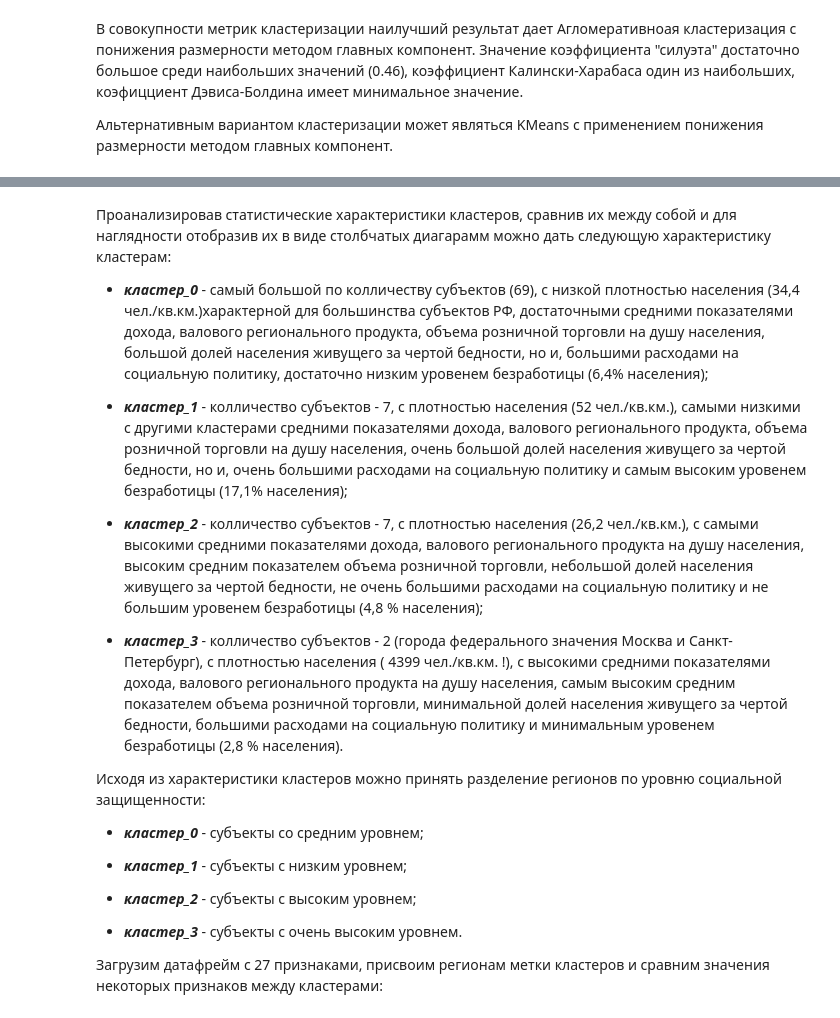
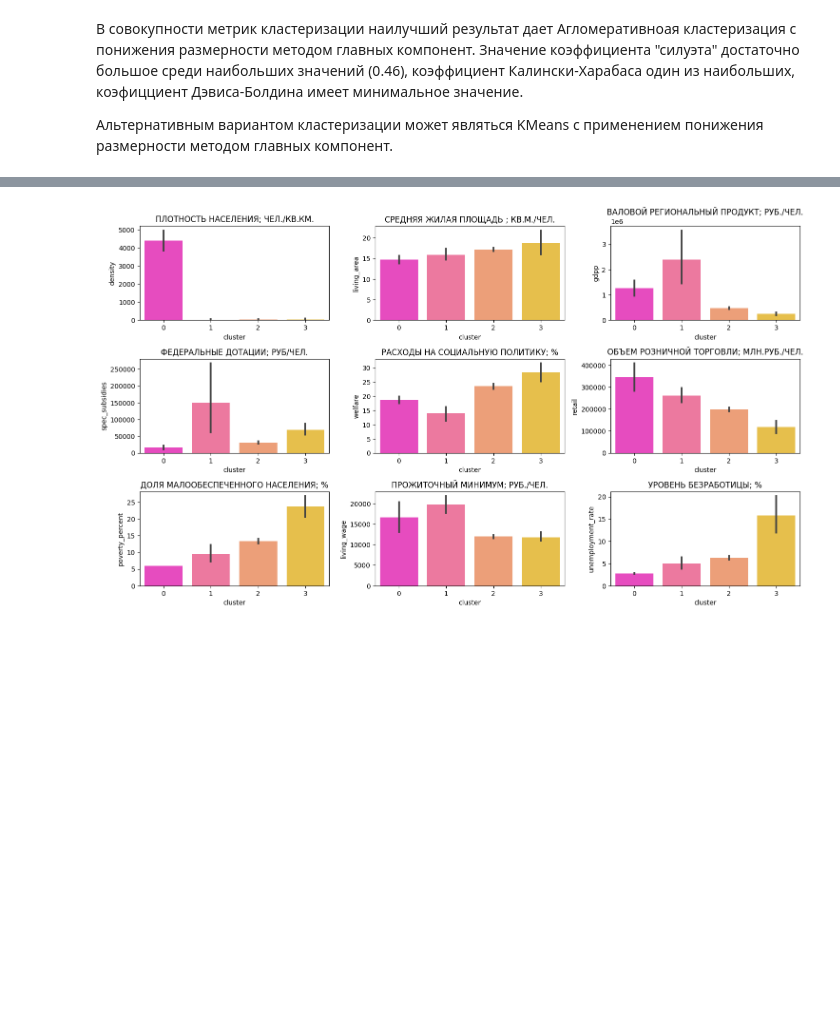
Before and after one commit to Punich-Pavel/Final_Project, a Jupyter notebook: Part_3/part_3.ipynb, the cells around one changed output, grey strips where cells are left out. Saved outputs shown, nothing was run; the diff lists cells and outputs as text; code cells hidden in the pictures; blank space fills up the shorter version.

```diff
--- a/Part_3/part_3.ipynb
+++ b/Part_3/part_3.ipynb
@@ -303,48 +349,30 @@ model_df[model_df['cluster'] == 3].describe()
 # %%
-title=['Плотность населения; чел./кв.км.','Среднедушевые доходы в месяц; руб.',
-       'Валовой региональный продукт на душу населения; руб.','Расходы на социальную политику; %',
-       'Объем розничной торговли; млн.руб.','Доля населения, живущих за чертой бедности; %',
+title=['Плотность населения; чел./кв.км.','Средняя жилая площадь ; кв.м./чел.',
+       'Валовой региональный продукт; руб./чел.', 'Федеральные дотации; руб/чел.',
+       'Расходы на социальную политику; %', 'Объем розничной торговли; млн.руб./чел.',
+       'Доля малообеспеченного населения; %', 'Прожиточный минимум; руб./чел.',
        'Уровень безработицы; %']
 
 cols = model_df[
     [
         'density',
-        'per_capita',
+        'living_area',
         'gdpp',
+        'spec_subsidies',
         'welfare',
         'retail',
         'poverty_percent',
+        'living_wage',
         'unemployment_rate'
     ]
 ].columns.tolist()
-plt.figure(figsize=(15, 15))
+plt.figure(figsize=(15, 25))
 
 for i, variable in enumerate(cols):
-    plt.subplot(7, 3, i + 1)
+    plt.subplot(9, 3, i + 1)
     sns.barplot(model_df['cluster'], model_df[variable], palette="spring")
     plt.tight_layout()
     plt.title(title[i].upper())
 plt.show()
+# %% [output]
+[figure, added]
-# %% [markdown]
-Проанализировав статистические характеристики кластеров, сравнив их между собой и для наглядности отобразив их в виде столбчатых диагарамм можно дать следующую характеристику кластерам:
-
- * ***кластер_0*** - самый большой по колличеству субъектов (69), с низкой плотностью населения (34,4 чел./кв.км.)характерной для большинства субъектов РФ, достаточными средними показателями дохода, валового регионального продукта, объема розничной торговли на душу населения, большой долей населения живущего за чертой бедности, но и, большими расходами на социальную политику, достаточно низким уровенем безработицы (6,4% населения);
-
- * ***кластер_1*** - колличество субъектов - 7, с плотностью населения (52 чел./кв.км.), самыми низкими с другими кластерами средними показателями дохода, валового регионального продукта, объема розничной торговли на душу населения, очень большой долей населения живущего за чертой бедности, но и, очень большими расходами на социальную политику и самым высоким уровенем безработицы (17,1% населения);
-
- * ***кластер_2*** - колличество субъектов - 7, с плотностью населения (26,2 чел./кв.км.), с самыми высокими средними показателями дохода, валового регионального продукта на душу населения, высоким средним показателем объема розничной торговли, небольшой долей населения живущего за чертой бедности, не очень большими расходами на социальную политику и не большим уровенем безработицы (4,8 % населения);
-
- * ***кластер_3*** - колличество субъектов - 2 (города федерального значения Москва и Санкт-Петербург), с плотностью населения ( 4399 чел./кв.км. !), с высокими средними показателями дохода, валового регионального продукта на душу населения, самым высоким средним показателем объема розничной торговли, минимальной долей населения живущего за чертой бедности,  большими расходами на социальную политику и минимальным уровенем безработицы (2,8 % населения).
-
-Исходя из характеристики кластеров можно принять разделение регионов по уровню социальной защищенности:
-
-   * ***кластер_0*** - субъекты со средним уровнем;
-
-   * ***кластер_1*** - субъекты с низким уровнем;
-
-   * ***кластер_2*** - субъекты с высоким уровнем;
-
-   * ***кластер_3*** - субъекты с очень высоким уровнем.
-
-
-Загрузим датафрейм с 27 признаками, присвоим регионам метки кластеров и сравним значения некоторых признаков между кластерами:
```
Also changed, not shown: parts of 26 cells of this notebook, 7 other files.
